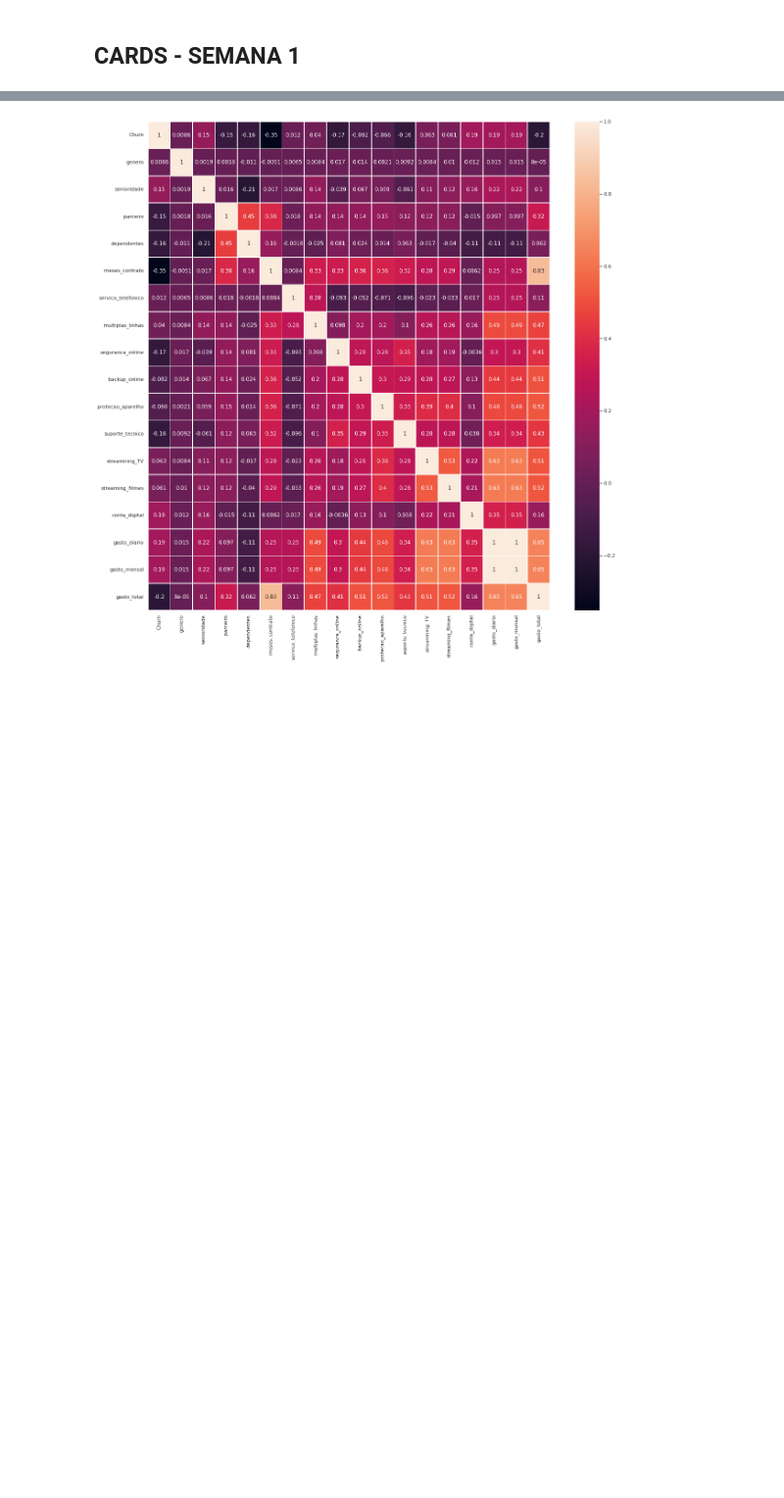
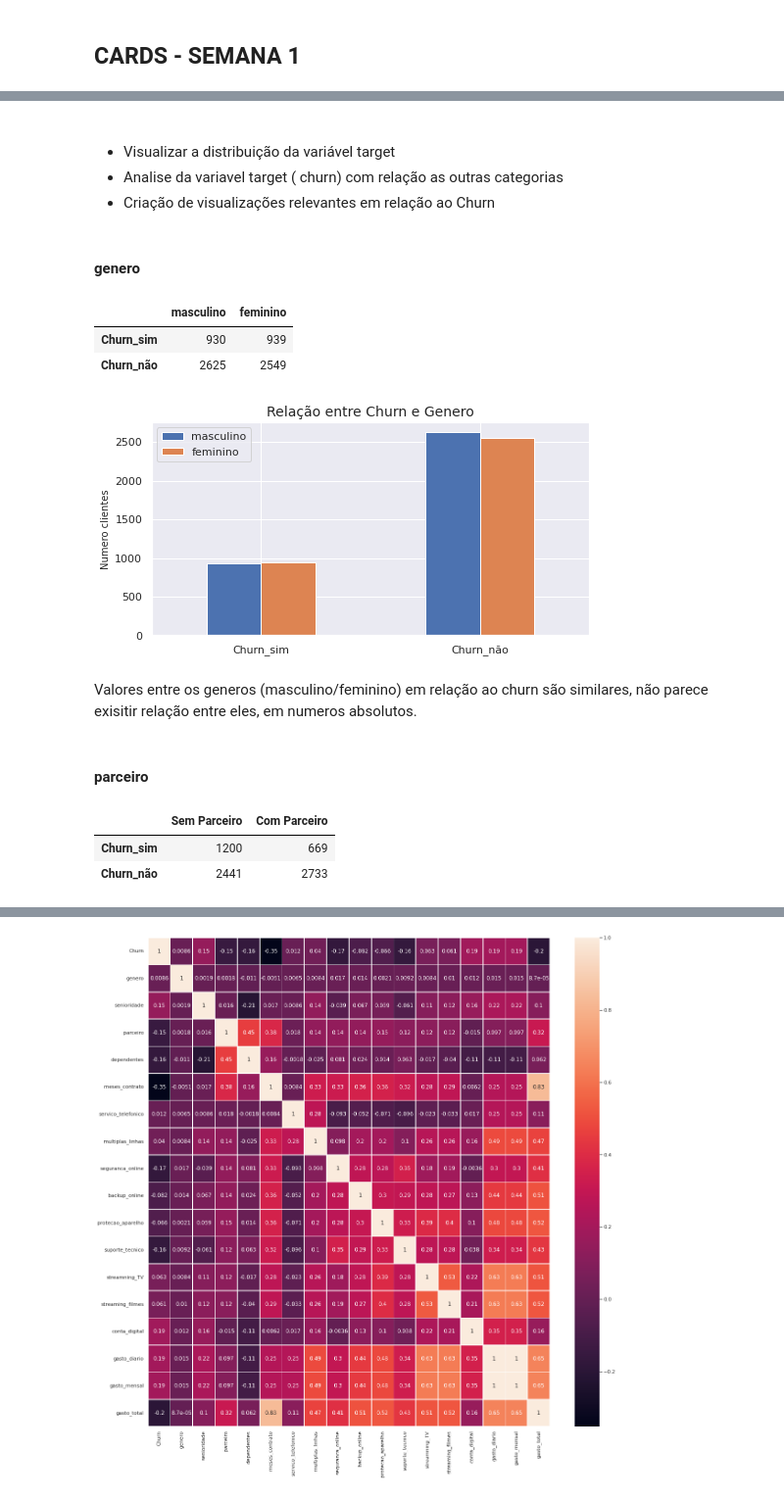
Before and after one commit to FabianaDutra/AluraDataChallenge, a Jupyter notebook: ALURA_DATA_CHALLENGE.ipynb, the cells around one changed output, grey strips where cells are left out. Shown at 98% size. Drawn from its saved outputs; the diff is of its cells as text; code cells hidden in the pictures; blank space fills up the shorter version.

```diff
--- a/ALURA_DATA_CHALLENGE.ipynb
+++ b/ALURA_DATA_CHALLENGE.ipynb
@@ -974,0 +983,3 @@ Criação da tabela de correlação para futura análise dos fatores que influen
+# %%
+df_grafico = pd.read_csv("Telco-Customer-Churn.csv")
+df_grafico.head(3)
@@ -974,0 +996,16 @@ Criação da tabela de correlação para futura análise dos fatores que influen
+# %%
+df_grafico["Churn"] = df_grafico["Churn"].replace({0: "Não" , 1: "Sim"})
+df_grafico["genero"] = df_grafico["genero"].replace({0: "Masculino", 1: "Feminino"})
+df_grafico["senioridade"] = df_grafico["senioridade"].replace({0: "MENOS_65", 1: "MAIS_65"})
+df_grafico["parceiro"] = df_grafico["parceiro"].replace({0: "Não" , 1: "Sim"})
+df_grafico["dependentes"] = df_grafico["dependentes"].replace({0: "Não" , 1: "Sim"})
+df_grafico["servico_telefonico"] = df_grafico["servico_telefonico"].replace({0: "Não" , 1: "Sim"})
+df_grafico["multiplas_linhas"] = df_grafico["multiplas_linhas"].replace({0: "Não" , 1: "Sim"})
+df_grafico["seguranca_online "] = df_grafico["seguranca_online"].replace({0: "Não" , 1: "Sim"})
+df_grafico["backup_online"] = df_grafico["backup_online"].replace({0: "Não" , 1: "Sim"})
+df_grafico["protecao_aparelho"] = df_grafico["protecao_aparelho"].replace({0: "Não" , 1: "Sim"})
+df_grafico["suporte_tecnico"] = df_grafico["suporte_tecnico"].replace({0: "Não" , 1: "Sim"})
+df_grafico["streamning_TV"] = df_grafico["streamning_TV"].replace({0: "Não" , 1: "Sim"})
+df_grafico["streaming_filmes"] = df_grafico["streaming_filmes"].replace({0: "Não" , 1: "Sim"})
+df_grafico["conta_digital"] = df_grafico["conta_digital"].replace({0: "Não" , 1: "Sim"})
+df_grafico.head(3)
@@ -974,0 +1018,40 @@ Criação da tabela de correlação para futura análise dos fatores que influen
+# %% [markdown]
+### <i>
+ - Visualizar a distribuição da variável target
+ - Analise da variavel target ( churn)  com relação as outras categorias
+ - Criação de  visualizações relevantes em relação ao Churn </i>
+# %% [markdown]
+#### genero
+# %%
+churn_genero = pd.DataFrame(columns = ["masculino", "feminino"], index  = ["Churn_sim", "Churn_não"])
+churn_genero["masculino"]= [df_grafico["ID_cliente"].loc[((df_grafico["genero"] == "Masculino") & (df_grafico["Churn"] == "Sim"))].count(),
+                            df_grafico["ID_cliente"].loc[((df_grafico["genero"] == "Masculino") & (df_grafico["Churn"] == "Não"))].count()]
+churn_genero["feminino"]=[df_grafico["ID_cliente"].loc[((df_grafico["genero"] == "Feminino") & (df_grafico["Churn"] == "Sim"))].count(),
+                          df_grafico["ID_cliente"].loc[((df_grafico["genero"] == "Feminino") & (df_grafico["Churn"] == "Não"))].count() ]
+churn_genero
+# %% [output]
+|  | masculino | feminino |
+| Churn_sim | 930 | 939 |
+| Churn_não | 2625 | 2549 |
+# %%
+churn_genero.plot.bar (rot=0,figsize=(8, 4))
+plt.title( "Relação entre Churn e Genero", fontsize = 14)
+plt.ylabel("Numero clientes")
+plt.show()
+# %% [output]
+[figure, added]
+# %% [markdown]
+Valores entre os generos (masculino/feminino) em relação ao churn são similares, não parece exisitir relação entre eles, em numeros absolutos.
+# %% [markdown]
+#### parceiro
+# %%
+churn_parceiro = pd.DataFrame(columns = ["Sem Parceiro", "Com Parceiro"], index  = ["Churn_sim", "Churn_não"])
+churn_parceiro["Sem Parceiro"]= [df_grafico["ID_cliente"].loc[((df_grafico["parceiro"] == "Não") & (df_grafico["Churn"] == "Sim"))].count(),
+                            df_grafico["ID_cliente"].loc[((df_grafico["parceiro"] == "Não") & (df_grafico["Churn"] == "Não"))].count()]
+churn_parceiro["Com Parceiro"]=[df_grafico["ID_cliente"].loc[((df_grafico["parceiro"] == "Sim") & (df_grafico["Churn"] == "Sim"))].count(),
+                          df_grafico["ID_cliente"].loc[((df_grafico["parceiro"] == "Sim") & (df_grafico["Churn"] == "Não"))].count() ]
+churn_parceiro
+# %% [output]
+|  | Sem Parceiro | Com Parceiro |
+| Churn_sim | 1200 | 669 |
+| Churn_não | 2441 | 2733 |
```
Also changed, not shown: parts of 102 cells of this notebook.
